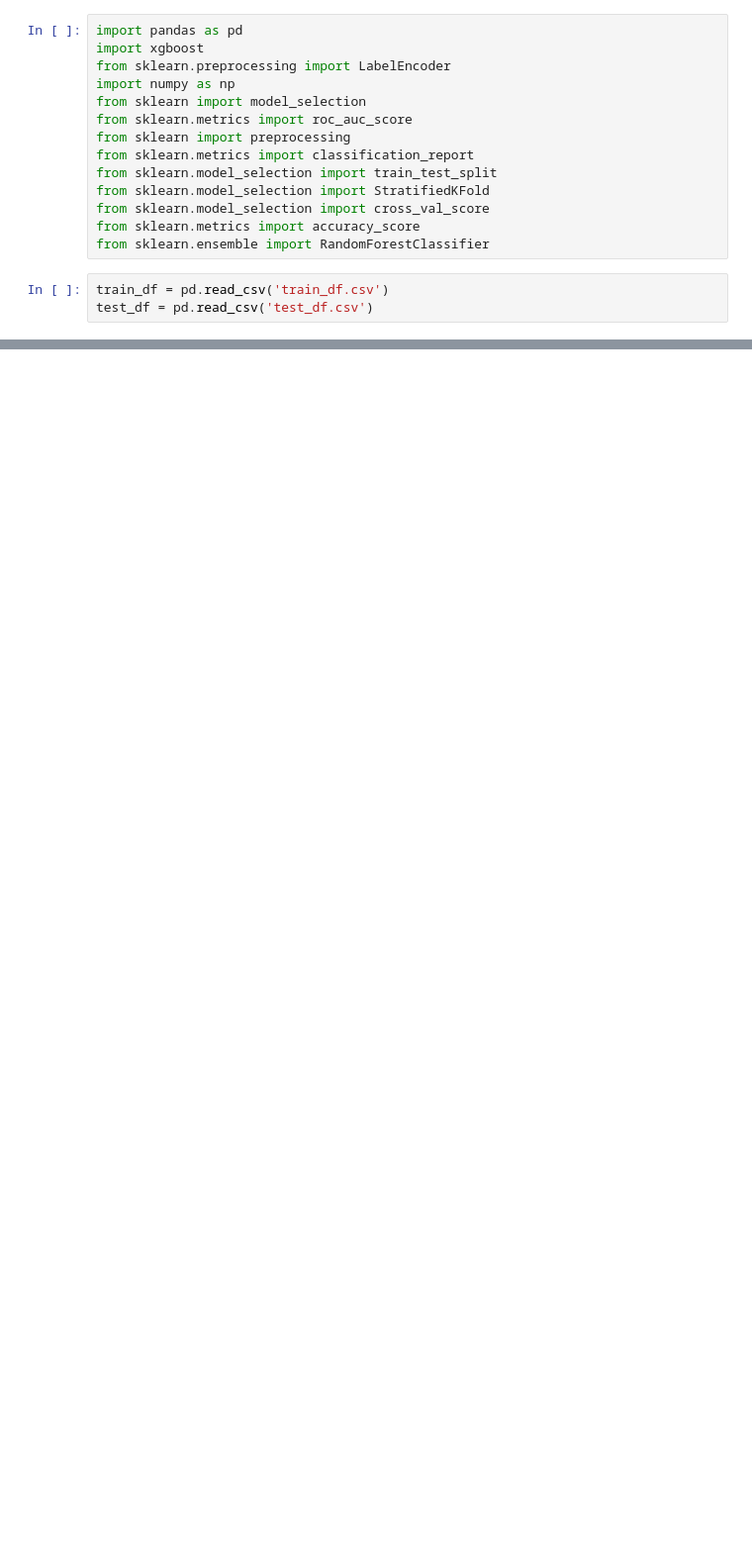
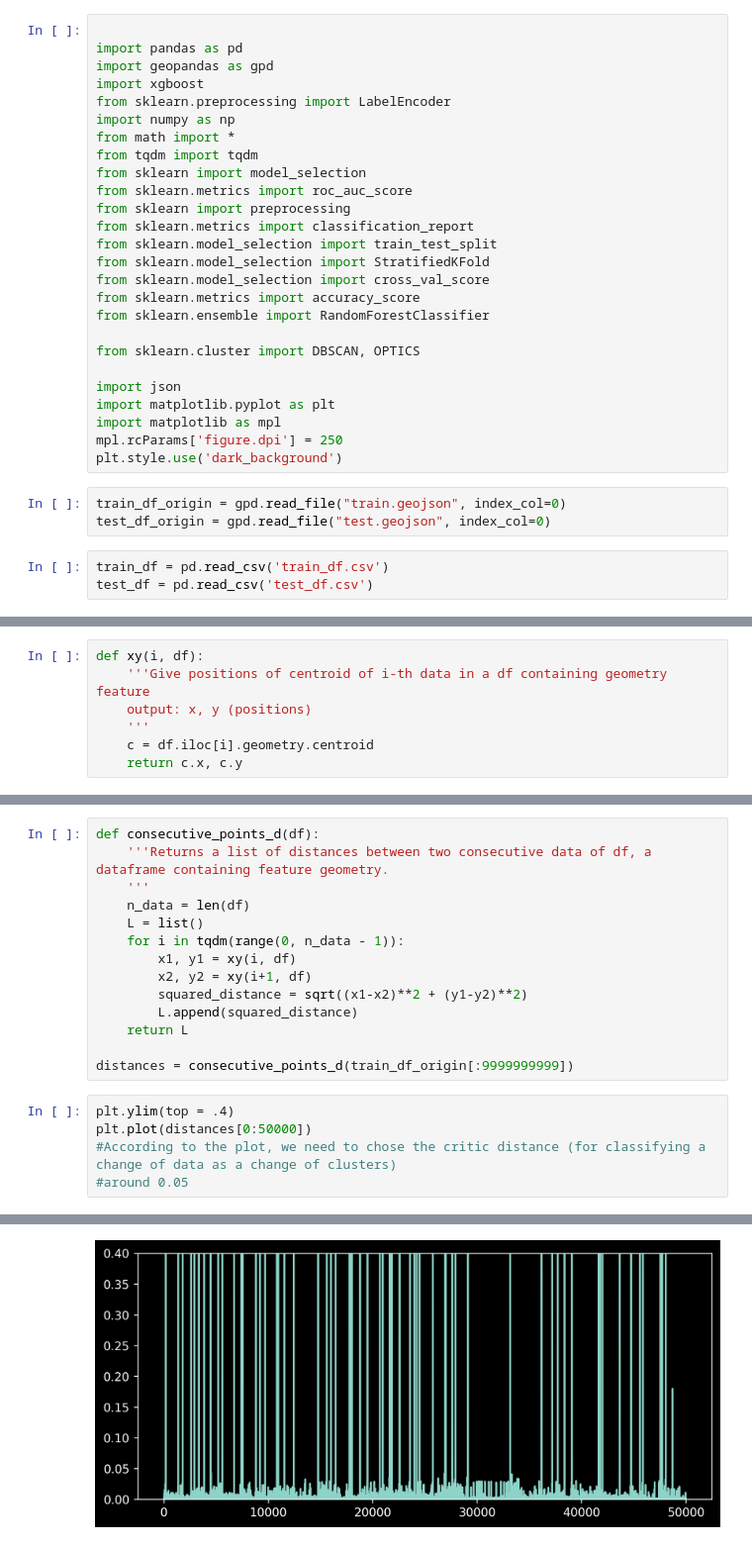
Before and after one commit to maxime7770/ML-Competition, a Jupyter notebook: clustering.ipynb, the cells around one changed output, grey strips where cells are left out. Shown at 99% size. Drawn from its saved outputs; the diff is of its cells as text; blank space fills up the shorter version.

Commit message:
clustering

```diff
--- a/clustering.ipynb
+++ b/clustering.ipynb
@@ -1,8 +1,12 @@
 # %%
+
 import pandas as pd
+import geopandas as gpd
 import xgboost
 from sklearn.preprocessing import LabelEncoder
 import numpy as np
+from math import *
+from tqdm import tqdm
 from sklearn import model_selection
 from sklearn.metrics import roc_auc_score
 from sklearn import preprocessing
@@ -12,6 +16,17 @@ from sklearn.model_selection import StratifiedKFold
 from sklearn.model_selection import cross_val_score
 from sklearn.metrics import accuracy_score
 from sklearn.ensemble import RandomForestClassifier
+
+from sklearn.cluster import DBSCAN, OPTICS
+
+import json
+import matplotlib.pyplot as plt
+import matplotlib as mpl
+mpl.rcParams['figure.dpi'] = 250
+plt.style.use('dark_background')
+# %%
+train_df_origin = gpd.read_file("train.geojson", index_col=0)
+test_df_origin = gpd.read_file("test.geojson", index_col=0)
 # %%
 train_df = pd.read_csv('train_df.csv')
 test_df = pd.read_csv('test_df.csv')
@@ -44,0 +33,7 @@ Name: centroid_dist, dtype: float64
+# %%
+def xy(i, df):
+    '''Give positions of centroid of i-th data in a df containing geometry feature
+    output: x, y (positions)
+    '''
+    c = df.iloc[i].geometry.centroid
+    return c.x, c.y
@@ -44,0 +66,20 @@ Name: centroid_dist, dtype: float64
+# %%
+def consecutive_points_d(df):
+    '''Returns a list of distances between two consecutive data of df, a dataframe containing feature geometry.
+    '''
+    n_data = len(df)
+    L = list()
+    for i in tqdm(range(0, n_data - 1)):
+        x1, y1 = xy(i, df)
+        x2, y2 = xy(i+1, df)
+        squared_distance = sqrt((x1-x2)**2 + (y1-y2)**2)
+        L.append(squared_distance)
+    return L
+
+distances = consecutive_points_d(train_df_origin[:9999999999])
+# %%
+plt.ylim(top = .4)
+plt.plot(distances[0:50000])
+#According to the plot, we need to chose the critic distance (for classifying a change of data as a change of clusters)
+#around 0.05
+# %% [output]
@@ -44,0 +87 @@ Name: centroid_dist, dtype: float64
+[figure, added]
```
Also changed, not shown: parts of 9 cells of this notebook, 2 other files.
